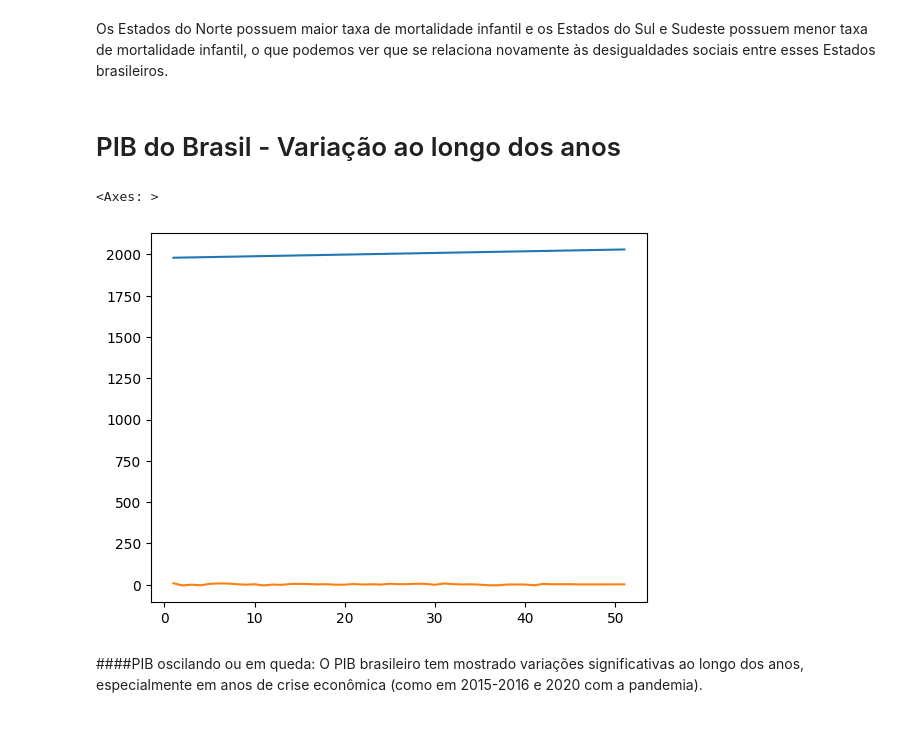
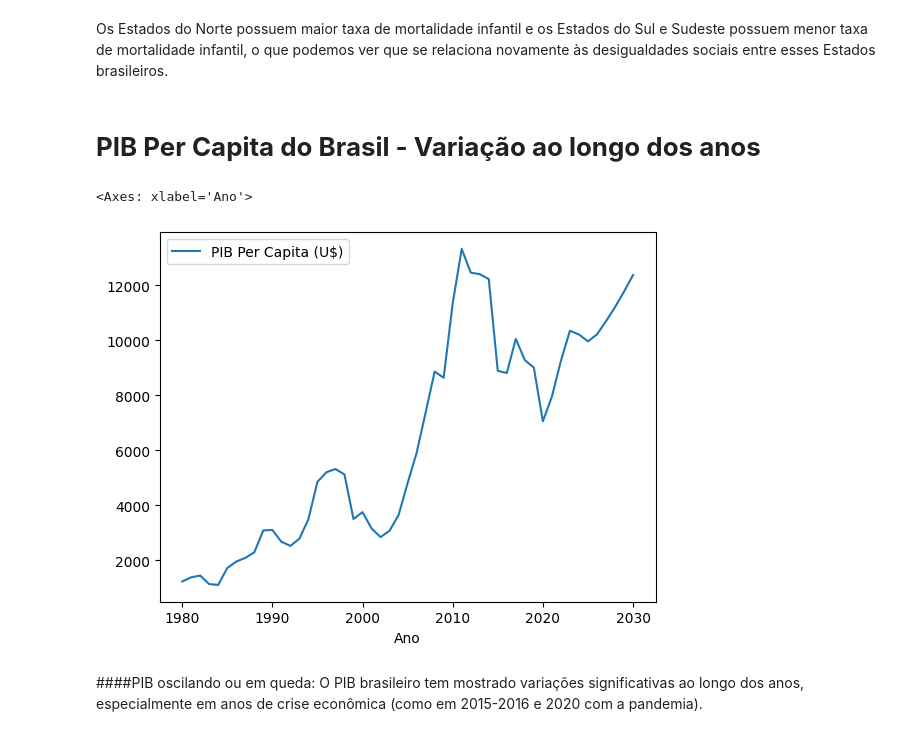
Before and after one commit to gabyxsantos/Economia, a Jupyter notebook: atualizandodf.ipynb, the cells around one changed output. Saved outputs shown, nothing was run; the diff lists cells and outputs as text; code cells hidden in the pictures.

```diff
--- a/atualizandodf.ipynb
+++ b/atualizandodf.ipynb
@@ -833,12 +833,13 @@ mortalidade_estado.plot(kind='barh', title='Taxa de mortalidade infantil por Est
 # %% [markdown]
 Os Estados do Norte possuem maior taxa de mortalidade infantil e os Estados do Sul e Sudeste possuem menor taxa de mortalidade infantil, o que podemos ver que se relaciona novamente às desigualdades sociais entre esses Estados brasileiros.
 # %% [markdown]
-# PIB do Brasil - Variação ao longo dos anos
+# **PIB Per Capita do Brasil - Variação ao longo dos anos**
-# %%
-PIB.plot(kind='line', legend=False)
-# %% [output]
-<Axes: >
-[figure, removed]
+# %%
+PIB_PC_atualizado=PIB_PC.set_index('Ano')
+PIB_PC_atualizado.plot(kind='line')
+# %% [output]
+<Axes: xlabel='Ano'>
+[figure, added]
 # %% [markdown]
 ####PIB oscilando ou em queda: O PIB brasileiro tem mostrado variações significativas ao longo dos anos, especialmente em anos de crise econômica (como em 2015-2016 e 2020 com a pandemia).
 # %% [markdown]
```
Also changed, not shown: parts of 27 cells of this notebook.
